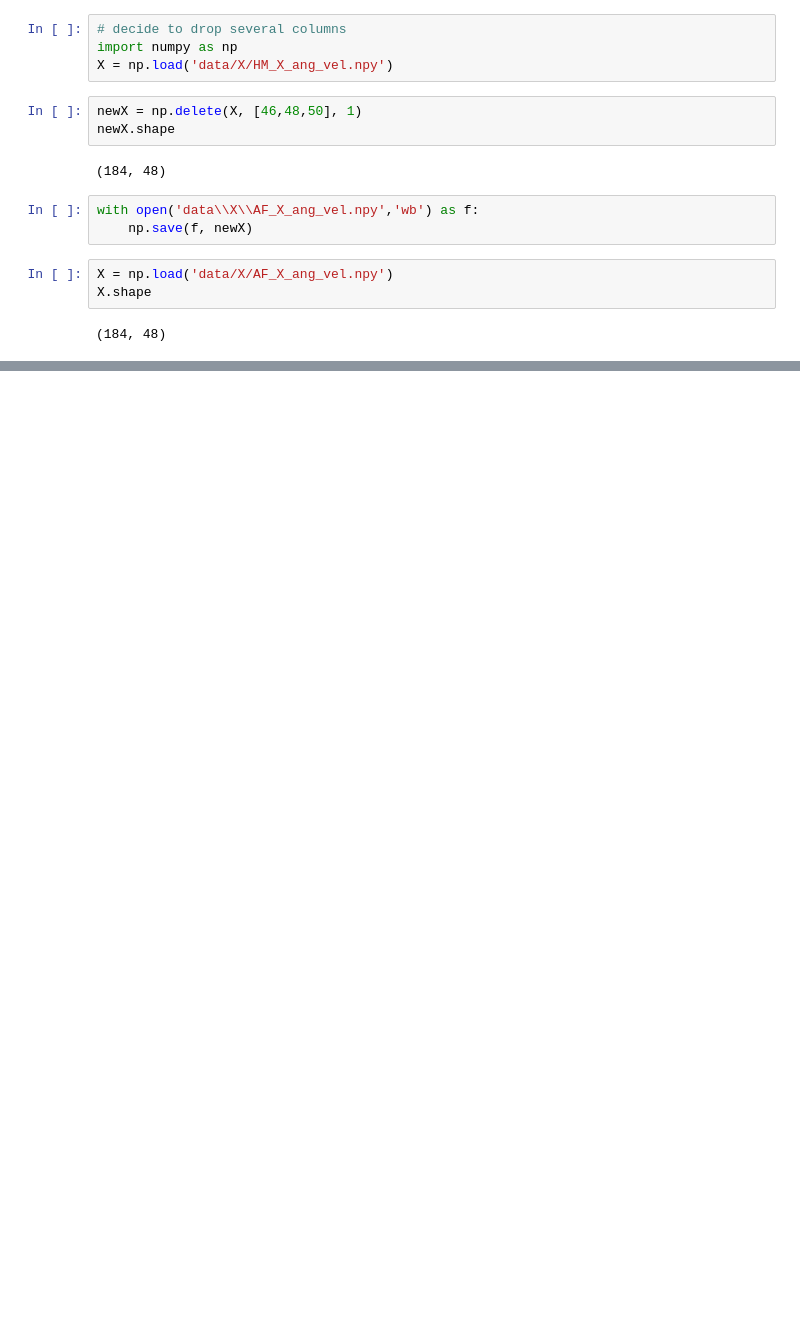
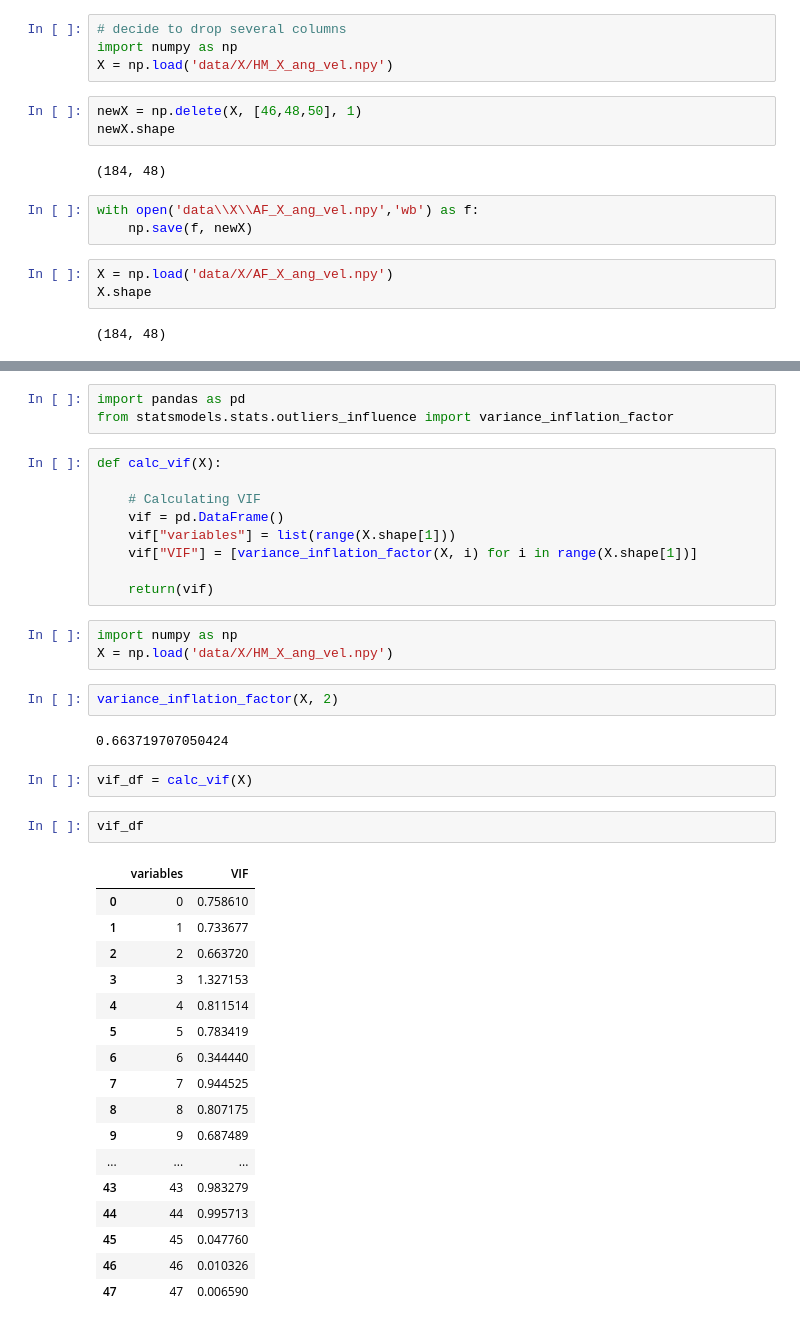
Before and after one commit to terryli710/MPS_regression, a Jupyter notebook: exploratory_analysis.ipynb, the cells around one changed output, grey strips where cells are left out. Saved outputs shown, nothing was run; the diff lists cells and outputs as text; blank space fills up the shorter version.

Commit message:
add feature importance

```diff
--- a/exploratory_analysis.ipynb
+++ b/exploratory_analysis.ipynb
@@ -218,0 +234,41 @@ X.shape
+# %%
+import pandas as pd
+from statsmodels.stats.outliers_influence import variance_inflation_factor
+# %%
+def calc_vif(X):
+
+    # Calculating VIF
+    vif = pd.DataFrame()
+    vif["variables"] = list(range(X.shape[1]))
+    vif["VIF"] = [variance_inflation_factor(X, i) for i in range(X.shape[1])]
+
+    return(vif)
+# %%
+import numpy as np
+X = np.load('data/X/HM_X_ang_vel.npy')
+# %%
+variance_inflation_factor(X, 2)
+# %% [output]
+0.663719707050424
+# %%
+vif_df = calc_vif(X)
+# %%
+vif_df
+# %% [output]
+|  | variables | VIF |
+| 0 | 0 | 0.758610 |
+| 1 | 1 | 0.733677 |
+| 2 | 2 | 0.663720 |
+| 3 | 3 | 1.327153 |
+| 4 | 4 | 0.811514 |
+| 5 | 5 | 0.783419 |
+| 6 | 6 | 0.344440 |
+| 7 | 7 | 0.944525 |
+| 8 | 8 | 0.807175 |
+| 9 | 9 | 0.687489 |
+| ... | ... | ... |
+| 43 | 43 | 0.983279 |
+| 44 | 44 | 0.995713 |
+| 45 | 45 | 0.047760 |
+| 46 | 46 | 0.010326 |
+| 47 | 47 | 0.006590 |
```
Also changed, not shown: parts of 4 cells of this notebook, 3 other files.
